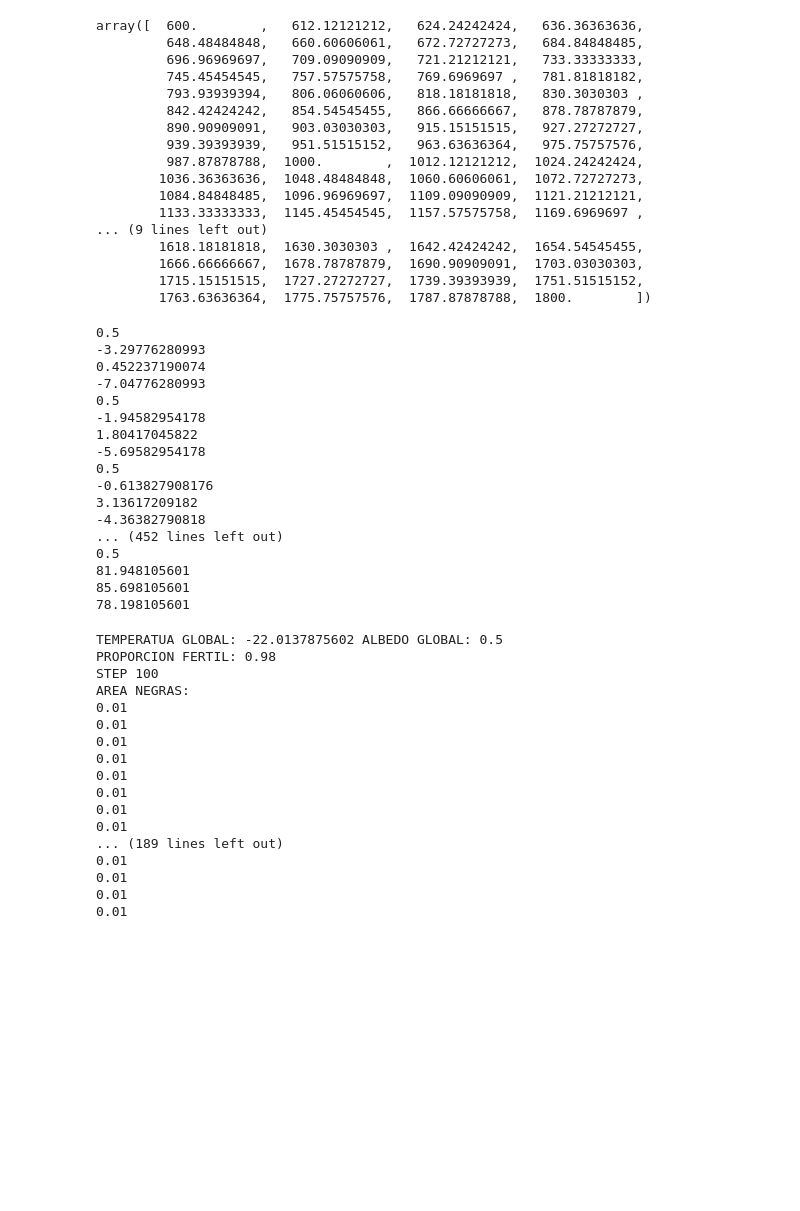
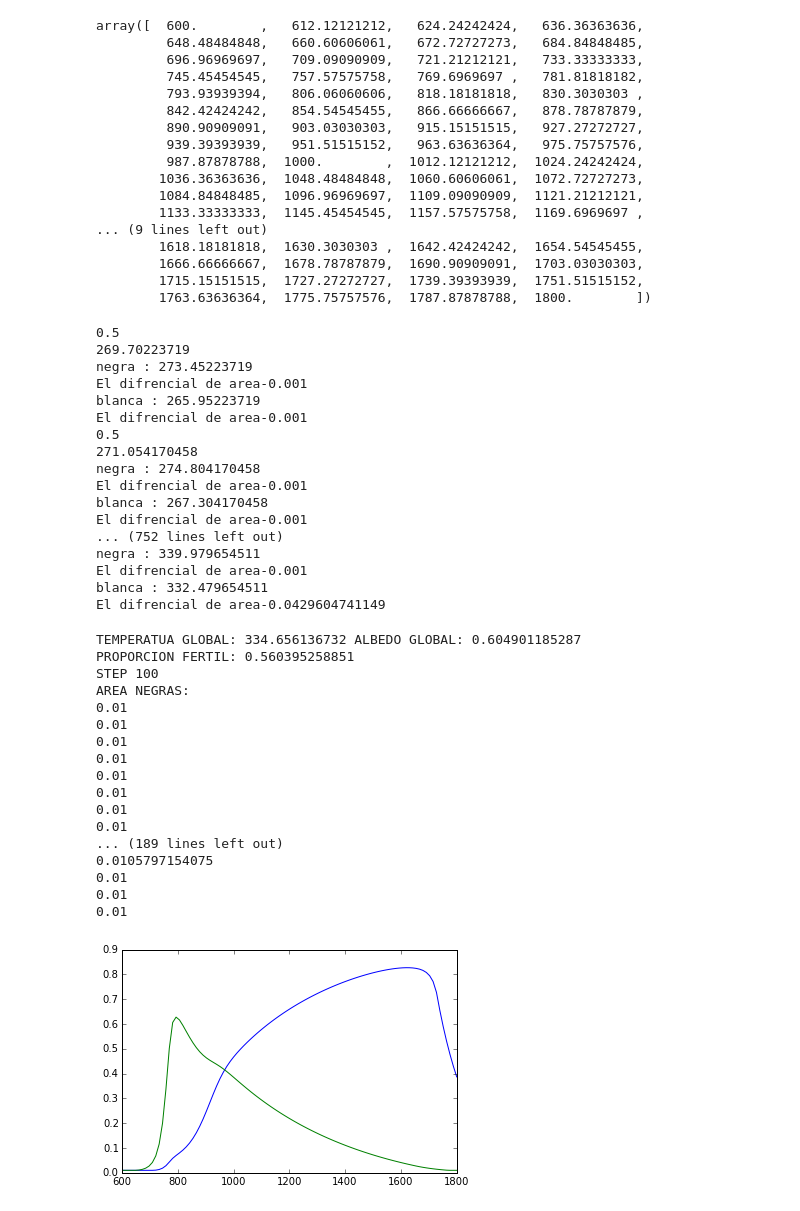
Before and after one commit to ruizpcarlos/proyectoDaisyWorld, a Jupyter notebook: Version 1.0.ipynb, the cells around one changed output. Saved outputs shown, nothing was run; the diff lists cells and outputs as text; code cells hidden in the pictures; blank space fills up the shorter version.

```diff
--- a/Version 1.0.ipynb
+++ b/Version 1.0.ipynb
@@ -22,7 +22,7 @@ class Planeta:
         self.step = 0
 
     def actualiza_temp_g(self):
-        self.temp_g = ((self.luminosidad[self.step]/(self.boltz))*(1 - self.albedo_p))**0.25 -273
+        self.temp_g = ((self.luminosidad[self.step]/(self.boltz))*(1 - self.albedo_p))**0.25
         print self.temp_g
 
     def actualiza_albedo_p(self):
@@ -54,14 +54,15 @@ class Planeta:
 
 
     def grafica(self):
-        pass
+        plt.plot(self.luminosidad,self.area_blanca)
+        plt.plot(self.luminosidad,self.area_negra)
 # %%
 class Planta:
     dif_area =0
     temp_l=0
     tasa_cre = 0
     def __init__(self,color, albedo, prop_area = 0.01, tasa_muerte = 0.1
-               ,superior = 40, inferior = 5):
+               ,superior = 313, inferior = 278):
         self.color = color
         self.albedo = albedo
         self.prop_area = prop_area
@@ -73,11 +74,11 @@ class Planta:
 
     def actualiza_temp_l(self, mundo):
         self.temp_l = mundo.q * (mundo.albedo_p - self.albedo) + mundo.temp_g
-        print self.temp_l
+        print self.color + " : " + str(self.temp_l)
 
     def actualiza_taza_cre(self):
         if self.temp_l > self.inferior and self.temp_l < self.superior :
-            self.tasa_cre = (self.temp_l - self.inferior) * (self.superior - self.temp_l) * 4 / (self.inferior -self.superior)**4
+            self.tasa_cre = (self.temp_l - self.inferior) * (self.superior - self.temp_l) * 4 / (self.inferior -self.superior)**2
             print "TASA DE CRECIMIENTO "+ str(self.tasa_cre)
         else:
             self.tasa_cre = 0
@@ -85,7 +86,8 @@ class Planta:
 
     def actualiza_area(self,mundo):
         self.dif_area = self.prop_area*(self.tasa_cre * mundo.prop_fertil - self.tasa_muerte)
-        self.prop_area = self.prop_area * (1 + self.dif_area)
+        print "El difrencial de area" + str(self.dif_area)
+        self.prop_area = self.prop_area  + self.dif_area
         if self.prop_area <= 0.01:
             self.prop_area = 0.01
         if self.prop_area >= .99:
@@ -136,27 +138,27 @@ primer_intento = Planeta(plantas, 0.5,luminosidad)
 primer_intento.vivir()
 # %% [output]
 0.5
--3.29776280993
-0.452237190074
--7.04776280993
+269.70223719
+negra : 273.45223719
+El difrencial de area-0.001
+blanca : 265.95223719
+El difrencial de area-0.001
 0.5
--1.94582954178
-1.80417045822
--5.69582954178
-0.5
--0.613827908176
-3.13617209182
--4.36382790818
-... (452 lines left out)
-0.5
-81.948105601
-85.698105601
-78.198105601
+271.054170458
+negra : 274.804170458
+El difrencial de area-0.001
+blanca : 267.304170458
+El difrencial de area-0.001
+... (752 lines left out)
+negra : 339.979654511
+El difrencial de area-0.001
+blanca : 332.479654511
+El difrencial de area-0.0429604741149
 # %%
 primer_intento.iam()
 # %% [output]
-TEMPERATUA GLOBAL: -22.0137875602 ALBEDO GLOBAL: 0.5
-PROPORCION FERTIL: 0.98
+TEMPERATUA GLOBAL: 334.656136732 ALBEDO GLOBAL: 0.604901185287
+PROPORCION FERTIL: 0.560395258851
 STEP 100
 AREA NEGRAS:
 0.01
@@ -168,7 +170,11 @@ AREA NEGRAS:
 0.01
 0.01
 ... (189 lines left out)
+0.0105797154075
 0.01
 0.01
 0.01
-0.01
+# %%
+primer_intento.grafica()
+# %% [output]
+[figure, added]
```
